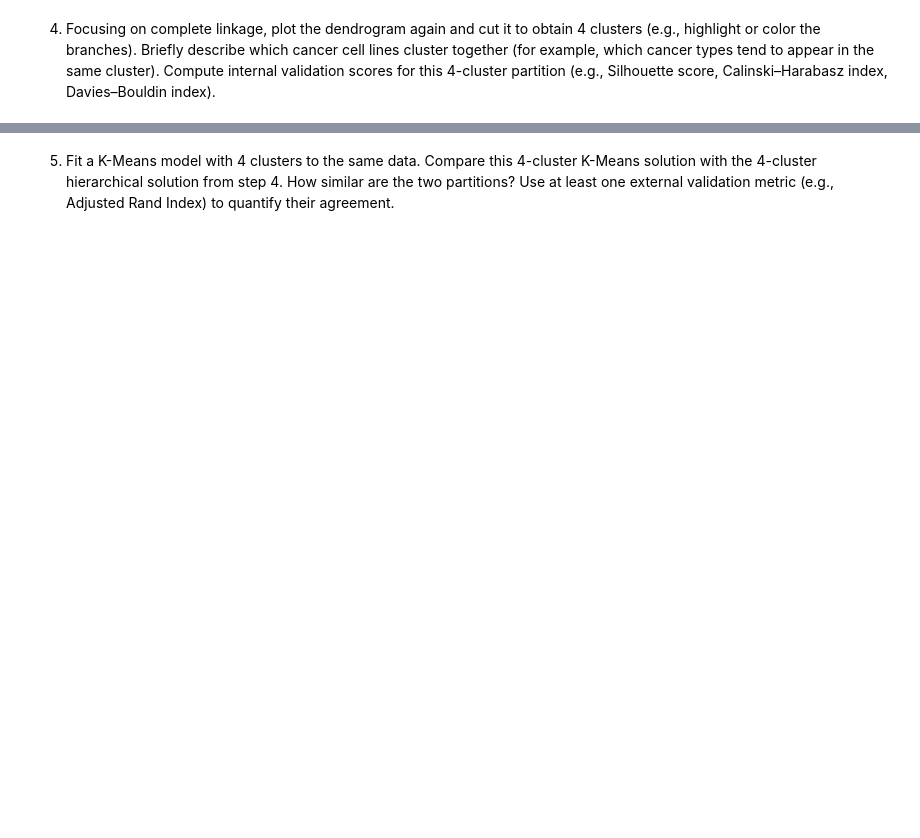
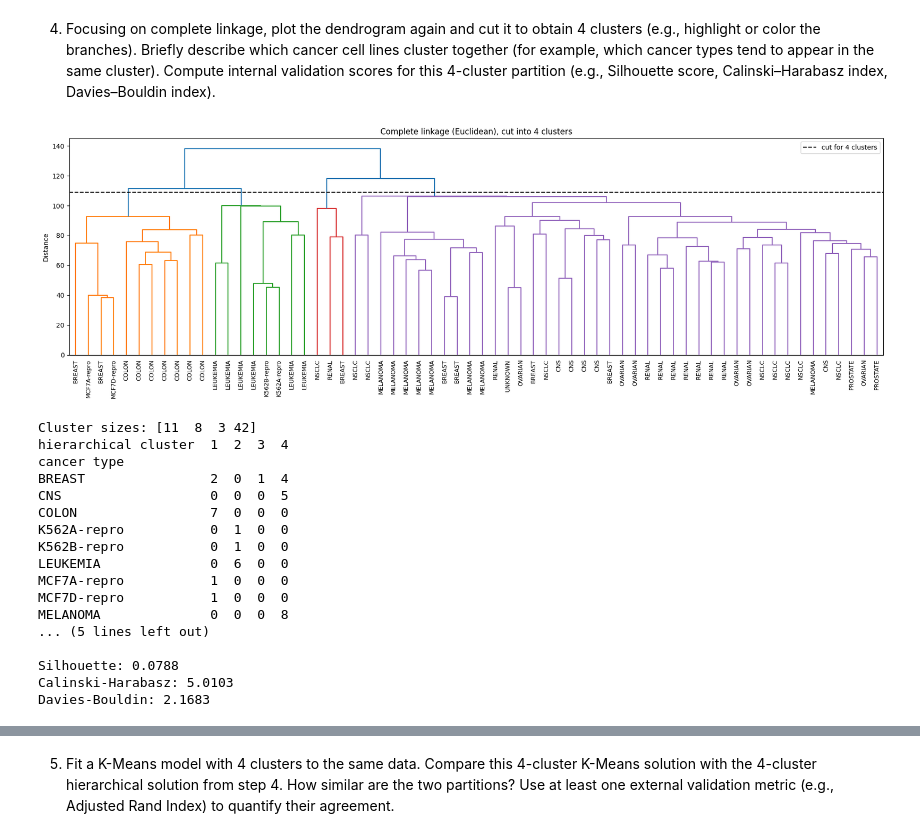
Before and after one commit to natalie-s11/ds4021_lab8, a Jupyter notebook: 08-clustering-real-data.ipynb, the cells around one changed output, grey strips where cells are left out. Saved outputs shown, nothing was run; the diff lists cells and outputs as text; code cells hidden in the pictures; blank space fills up the shorter version.

```diff
--- a/08-clustering-real-data.ipynb
+++ b/08-clustering-real-data.ipynb
@@ -184,2 +198,50 @@ ANSWER HERE!!!
 # %% [markdown]
 4. Focusing on complete linkage, plot the dendrogram again and cut it to obtain 4 clusters (e.g., highlight or color the branches). Briefly describe which cancer cell lines cluster together (for example, which cancer types tend to appear in the same cluster). Compute internal validation scores for this 4-cluster partition (e.g., Silhouette score, Calinski–Harabasz index, Davies–Bouldin index).
+# %%
+from sklearn.metrics import silhouette_score, calinski_harabasz_score, davies_bouldin_score
+
+Z = linkages["complete"]
+# cut height to make exactly 4 clusters (between the 4th and 3rd last merges)
+cut_height = (Z[-4, 2] + Z[-3, 2]) / 2
+
+# dendrogram
+fig, ax = plt.subplots(figsize=(18, 6))
+dendrogram(Z, labels=y, color_threshold=cut_height, leaf_rotation=90, leaf_font_size=9, ax=ax)
+ax.axhline(cut_height, color="k", linestyle="--", label="cut for 4 clusters")
+ax.set_title("Complete linkage (Euclidean), cut into 4 clusters")
+ax.set_ylabel("Distance")
+ax.legend()
+plt.tight_layout()
+plt.show()
+
+# assign each observation to a cluster
+hc4 = fcluster(Z, t=4, criterion="maxclust")
+print("Cluster sizes:", np.bincount(hc4)[1:])
+print(pd.crosstab(y, hc4, rownames=["cancer type"], colnames=["hierarchical cluster"]))
+
+# clustering evaluation metrics
+sil_h = silhouette_score(X, hc4)
+ch_h = calinski_harabasz_score(X, hc4)
+db_h = davies_bouldin_score(X, hc4)
+print(f"\nSilhouette: {sil_h:.4f}")
+print(f"Calinski-Harabasz: {ch_h:.4f}")
+print(f"Davies-Bouldin: {db_h:.4f}")
+# %% [output]
+[figure, added]
+Cluster sizes: [11  8  3 42]
+hierarchical cluster  1  2  3  4
+cancer type
+BREAST                2  0  1  4
+CNS                   0  0  0  5
+COLON                 7  0  0  0
+K562A-repro           0  1  0  0
+K562B-repro           0  1  0  0
+LEUKEMIA              0  6  0  0
+MCF7A-repro           1  0  0  0
+MCF7D-repro           1  0  0  0
+MELANOMA              0  0  0  8
+... (5 lines left out)
+
+Silhouette: 0.0788
+Calinski-Harabasz: 5.0103
+Davies-Bouldin: 2.1683
```
Also changed, not shown: parts of 8 cells of this notebook.
